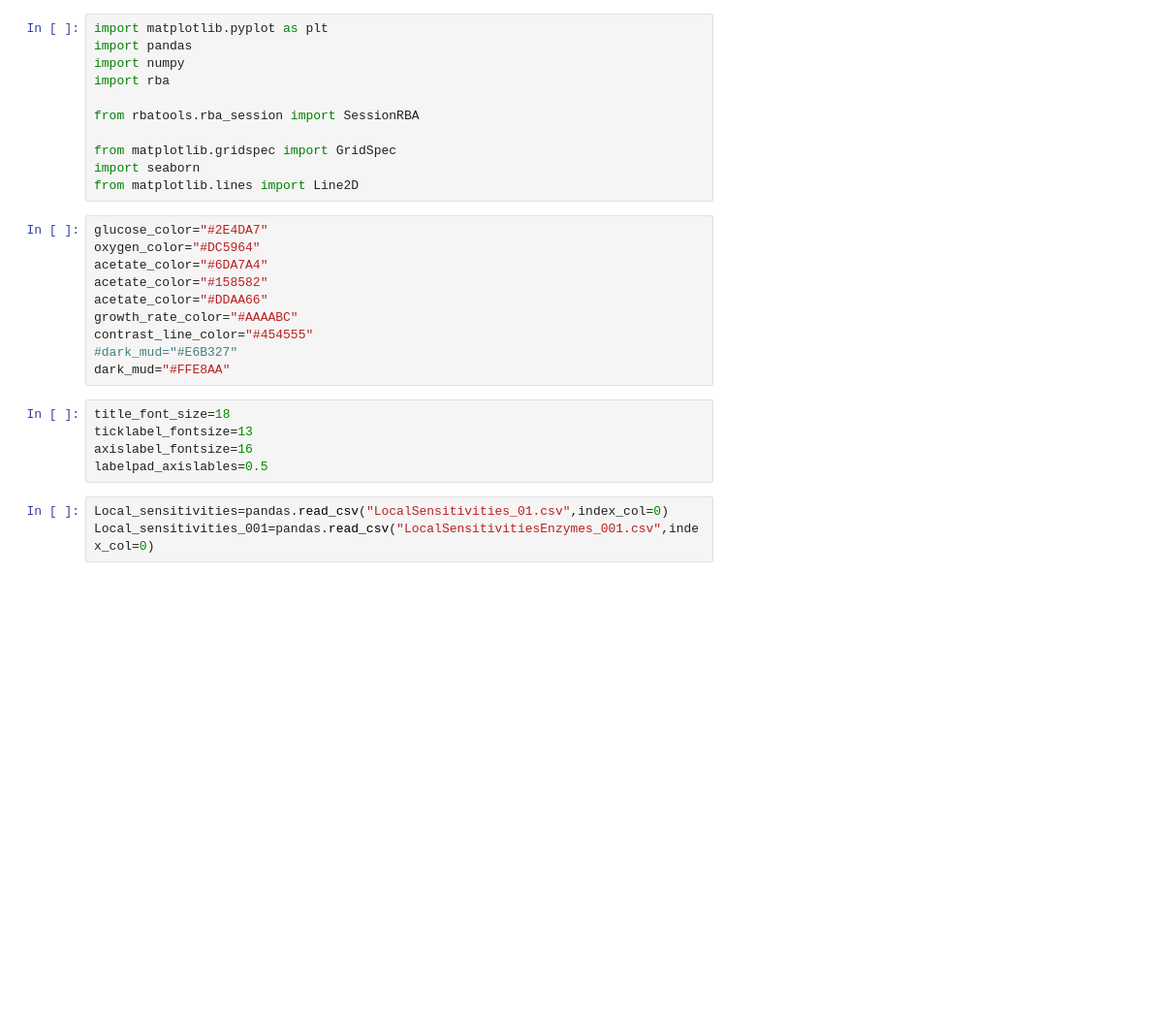
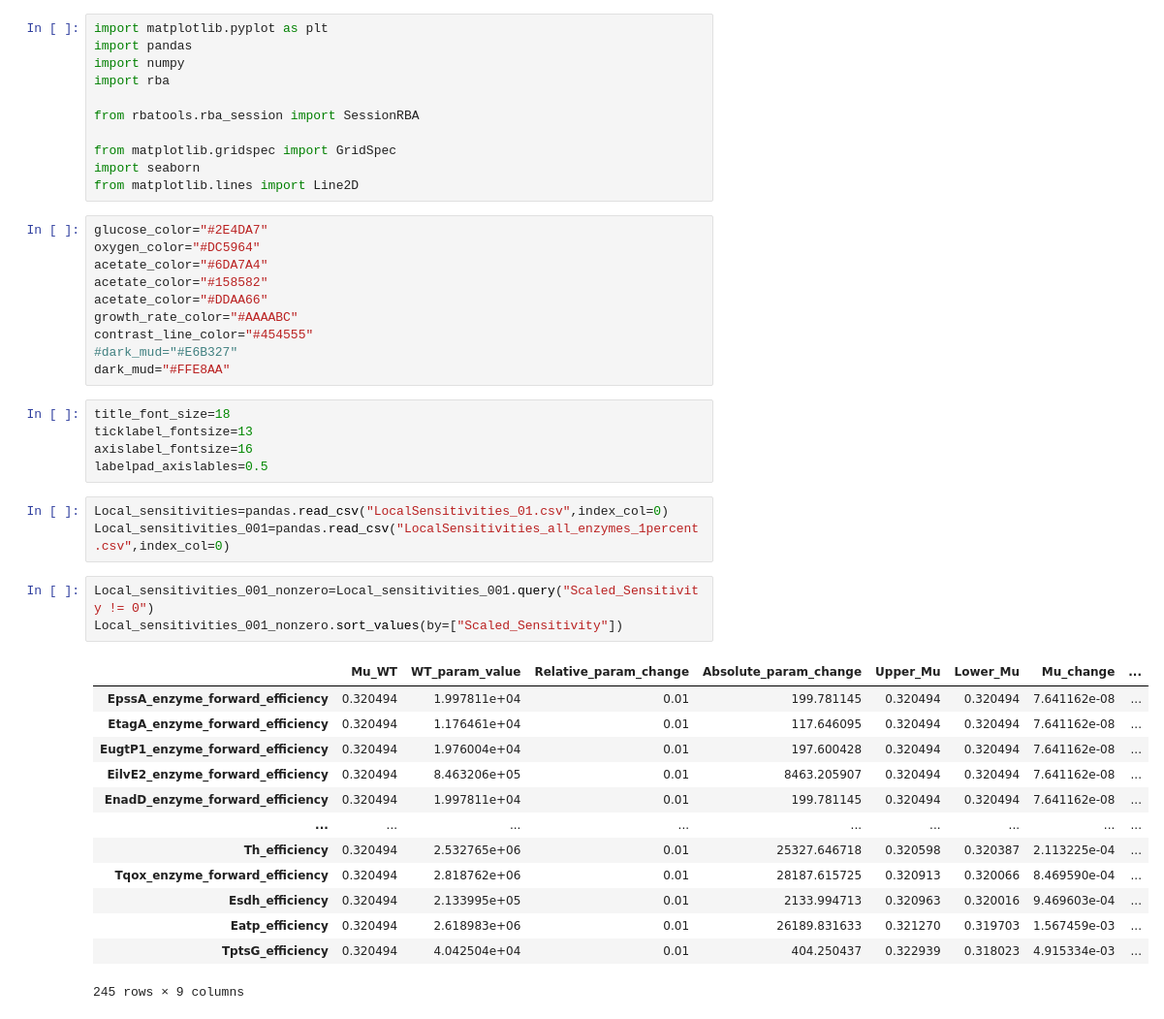
Before and after one commit to SysBioInra/rbatools, a Jupyter notebook: figure_for_manuscript/loc sens.ipynb, the cells around one changed output. Shown: that part at 97% size. Cells and saved outputs as stored; diff of their text form; blank space fills up the shorter version.

```diff
--- a/figure_for_manuscript/loc sens.ipynb
+++ b/figure_for_manuscript/loc sens.ipynb
@@ -26,4 +26,21 @@ axislabel_fontsize=16
 labelpad_axislables=0.5
 # %%
 Local_sensitivities=pandas.read_csv("LocalSensitivities_01.csv",index_col=0)
-Local_sensitivities_001=pandas.read_csv("LocalSensitivitiesEnzymes_001.csv",index_col=0)
+Local_sensitivities_001=pandas.read_csv("LocalSensitivities_all_enzymes_1percent.csv",index_col=0)
+# %%
+Local_sensitivities_001_nonzero=Local_sensitivities_001.query("Scaled_Sensitivity != 0")
+Local_sensitivities_001_nonzero.sort_values(by=["Scaled_Sensitivity"])
+# %% [output]
+|  | Mu_WT | WT_param_value | Relative_param_change | Absolute_param_change | Upper_Mu | Lower_Mu | Mu_change | ... |
+| EpssA_enzyme_forward_efficiency | 0.320494 | 1.997811e+04 | 0.01 | 199.781145 | 0.320494 | 0.320494 | 7.641162e-08 | ... |
+| EtagA_enzyme_forward_efficiency | 0.320494 | 1.176461e+04 | 0.01 | 117.646095 | 0.320494 | 0.320494 | 7.641162e-08 | ... |
+| EugtP1_enzyme_forward_efficiency | 0.320494 | 1.976004e+04 | 0.01 | 197.600428 | 0.320494 | 0.320494 | 7.641162e-08 | ... |
+| EilvE2_enzyme_forward_efficiency | 0.320494 | 8.463206e+05 | 0.01 | 8463.205907 | 0.320494 | 0.320494 | 7.641162e-08 | ... |
+| EnadD_enzyme_forward_efficiency | 0.320494 | 1.997811e+04 | 0.01 | 199.781145 | 0.320494 | 0.320494 | 7.641162e-08 | ... |
+| ... | ... | ... | ... | ... | ... | ... | ... | ... |
+| Th_efficiency | 0.320494 | 2.532765e+06 | 0.01 | 25327.646718 | 0.320598 | 0.320387 | 2.113225e-04 | ... |
+| Tqox_enzyme_forward_efficiency | 0.320494 | 2.818762e+06 | 0.01 | 28187.615725 | 0.320913 | 0.320066 | 8.469590e-04 | ... |
+| Esdh_efficiency | 0.320494 | 2.133995e+05 | 0.01 | 2133.994713 | 0.320963 | 0.320016 | 9.469603e-04 | ... |
+| Eatp_efficiency | 0.320494 | 2.618983e+06 | 0.01 | 26189.831633 | 0.321270 | 0.319703 | 1.567459e-03 | ... |
+| TptsG_efficiency | 0.320494 | 4.042504e+04 | 0.01 | 404.250437 | 0.322939 | 0.318023 | 4.915334e-03 | ... |
+245 rows × 9 columns
```
Also changed, not shown: parts of 3 cells of this notebook.
